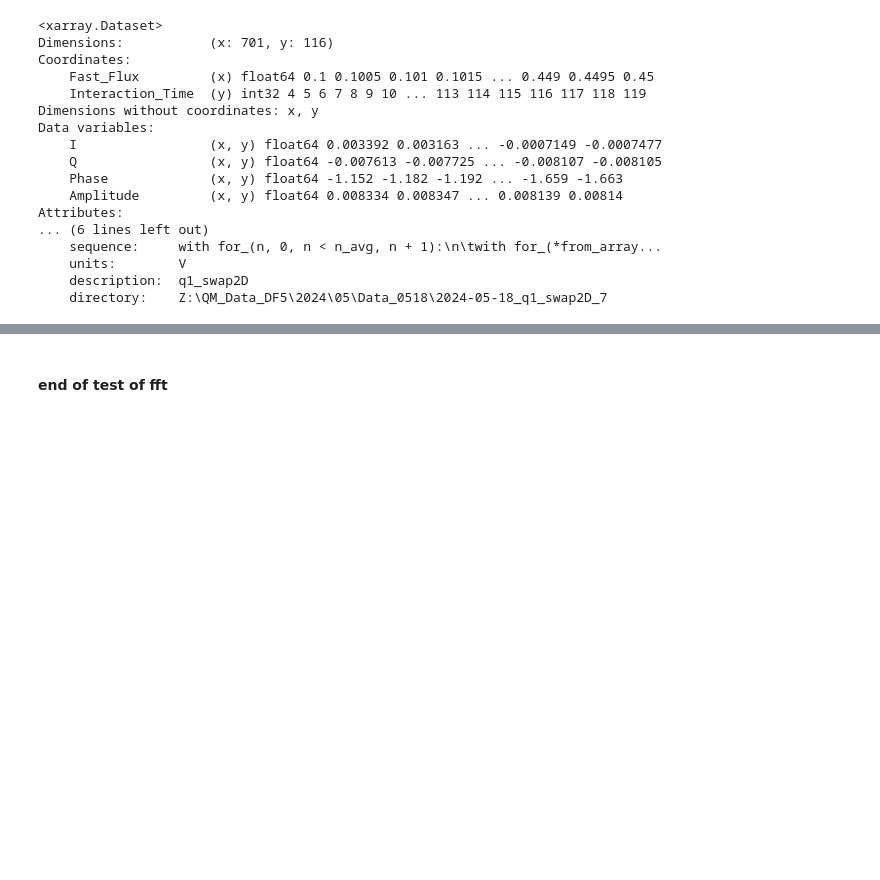
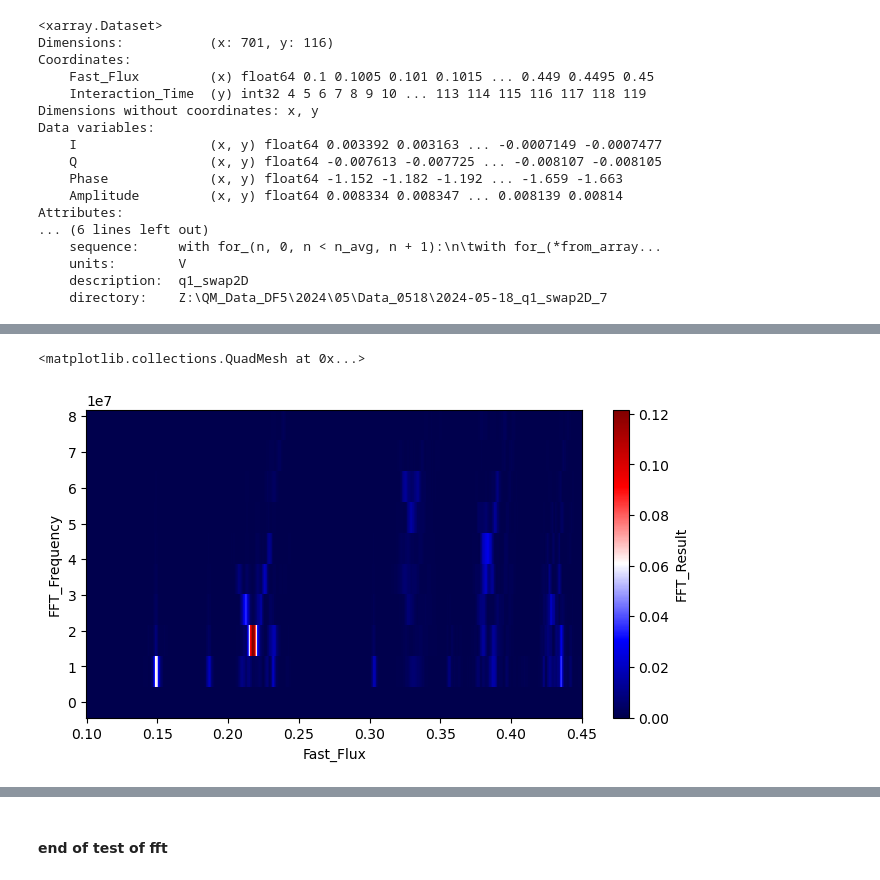
Before and after one commit to chenmo1989/QM_Control, a Jupyter notebook: UA_Q2_basic_charact_v3.ipynb, the cells around one changed output, grey strips where cells are left out. Drawn from its saved outputs; the diff is of its cells as text; code cells hidden in the pictures; blank space fills up the shorter version.

```diff
--- a/UA_Q2_basic_charact_v3.ipynb
+++ b/UA_Q2_basic_charact_v3.ipynb
@@ -534,0 +457,5 @@ The dominant frequency of the Ramsey fringes is -49.900000000000006 Hz
+# %%
+fft_dataset["FFT_Result"].sel(y=slice(0,10)).plot(x = 'Fast_Flux', y = "FFT_Frequency", cmap = "seismic")
+# %% [output]
+<matplotlib.collections.QuadMesh at 0x...>
+[figure, added]
```
Also changed, not shown: parts of 10 cells of this notebook, 1 other file.
